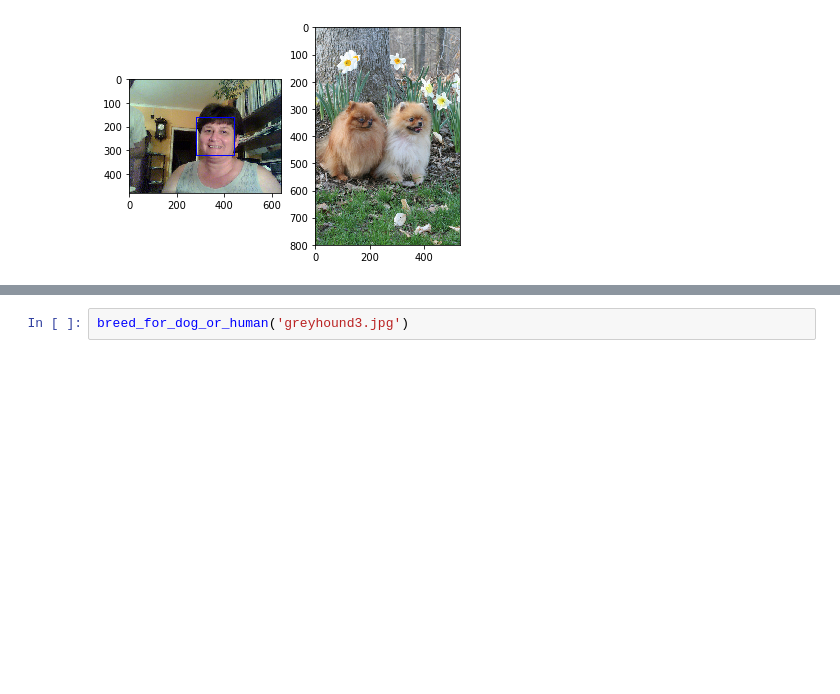
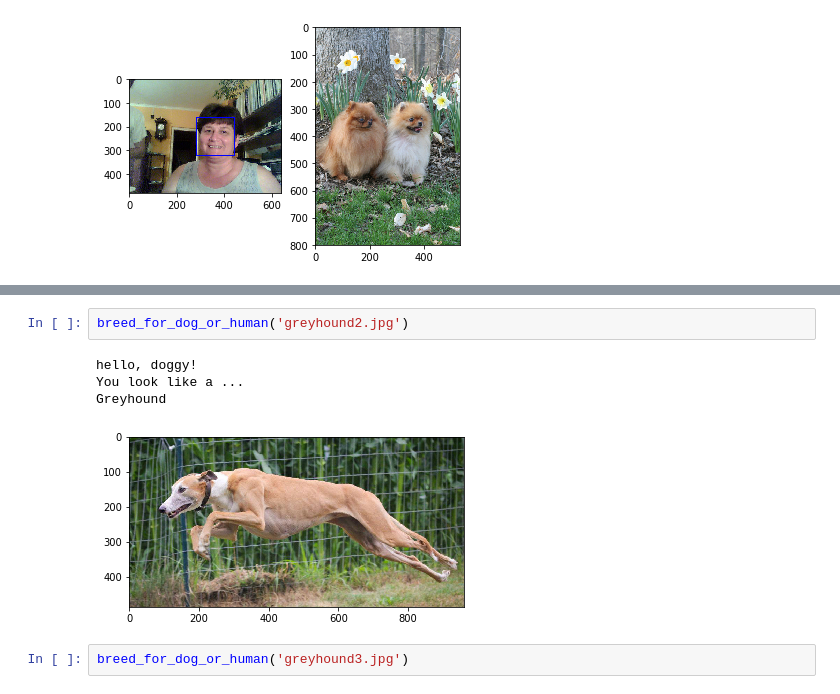
Before and after one commit to Janoo12/dog-project, a Jupyter notebook: dog_app.ipynb, the cells around one changed output, grey strips where cells are left out. Drawn from its saved outputs; the diff is of its cells as text; blank space fills up the shorter version.

```diff
--- a/dog_app.ipynb
+++ b/dog_app.ipynb
@@ -972,3 +987,10 @@ Pomeranian
+# %%
+breed_for_dog_or_human('greyhound2.jpg')
+# %% [output]
+hello, doggy!
+You look like a ...
+Greyhound
+[figure, added]
 # %%
 breed_for_dog_or_human('greyhound3.jpg')
 # %% [output]
```
Also changed, not shown: parts of 7 cells of this notebook, 1 other file.
